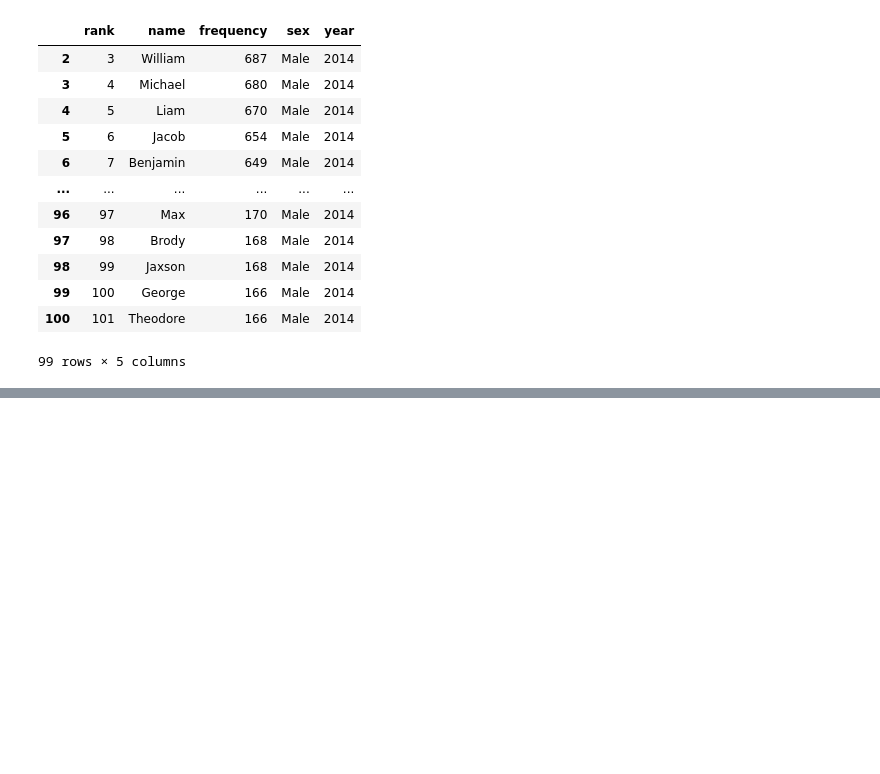
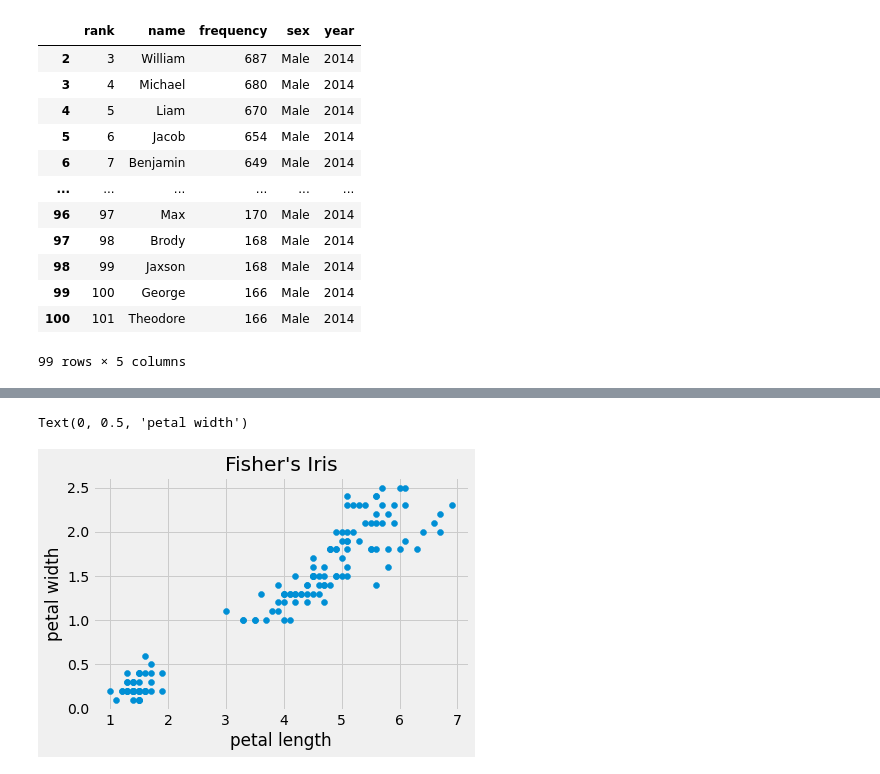
Before and after one commit to wu-olivia-ke/inf1340-programmingfordatascience-fa21, a Jupyter notebook: class-demo.ipynb, the cells around one changed output, grey strips where cells are left out. Cells and saved outputs as stored; diff of their text form; code cells hidden in the pictures; blank space fills up the shorter version.

```diff
--- a/class-demo.ipynb
+++ b/class-demo.ipynb
@@ -591,0 +628,12 @@ df.tail(99)
+# %%
+#create blank canvas
+fig, ax = plt.subplots()
+
+ax.scatter(iris['petal_length'], iris['petal_width'])
+
+ax.set_title('Fisher\'s Iris')
+ax.set_xlabel('petal length')
+ax.set_ylabel('petal width')
+# %% [output]
+Text(0, 0.5, 'petal width')
+[figure, added]
```
Also changed, not shown: parts of 5 cells of this notebook, 1 other file.
